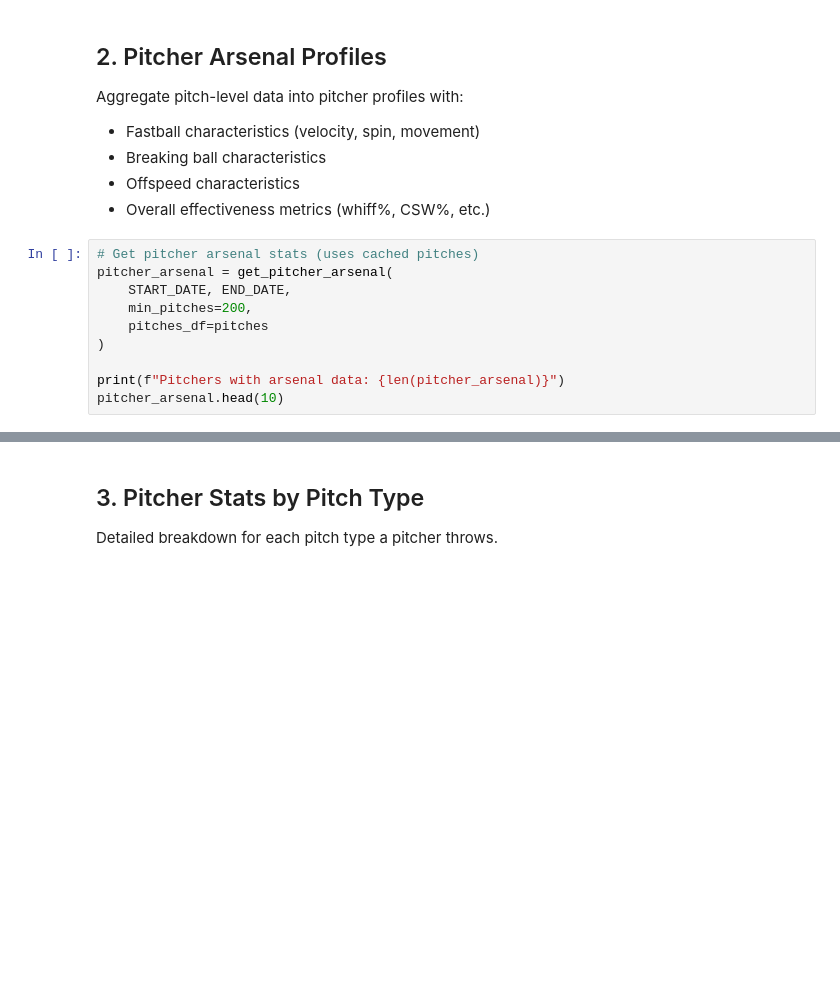
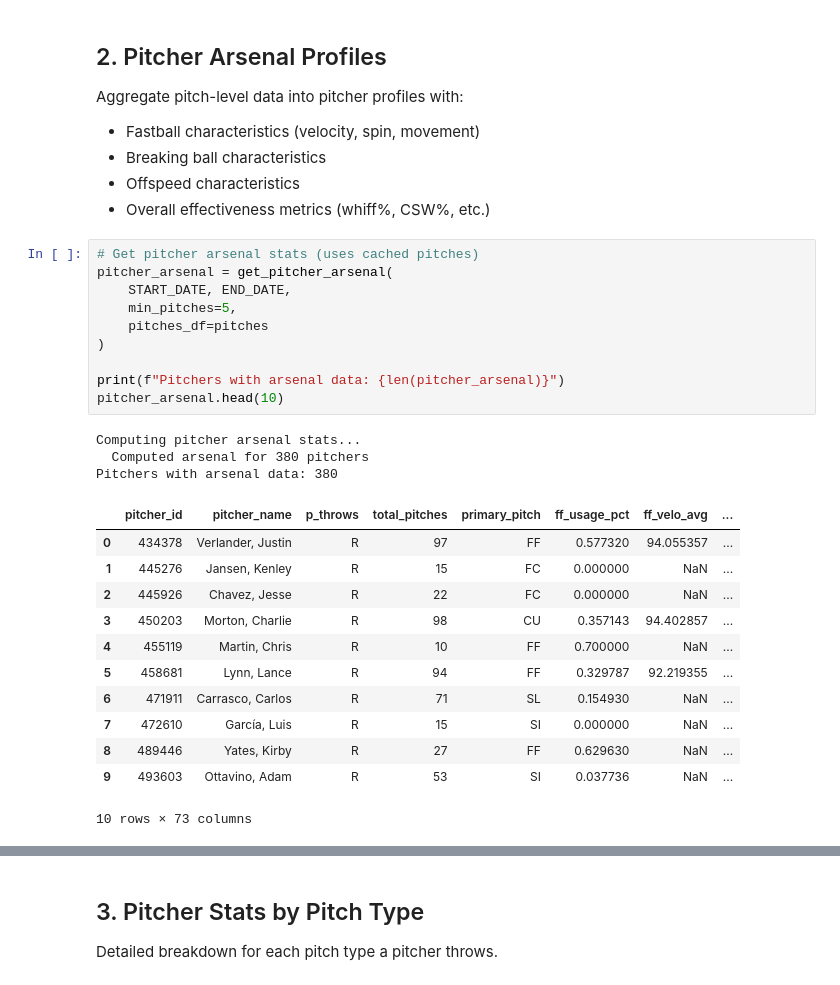
Before and after one commit to mcgillies/PitcherGamePreds, a Jupyter notebook: notebooks/02_advanced_pitch_stats.ipynb, the cells around one changed output, grey strips where cells are left out. Drawn from its saved outputs; the diff is of its cells as text; blank space fills up the shorter version.

```diff
--- a/notebooks/02_advanced_pitch_stats.ipynb
+++ b/notebooks/02_advanced_pitch_stats.ipynb
@@ -81,13 +145,29 @@ Aggregate pitch-level data into pitcher profiles with:
 # %%
 # Get pitcher arsenal stats (uses cached pitches)
 pitcher_arsenal = get_pitcher_arsenal(
     START_DATE, END_DATE,
-    min_pitches=200,
+    min_pitches=5,
     pitches_df=pitches
 )
 
 print(f"Pitchers with arsenal data: {len(pitcher_arsenal)}")
 pitcher_arsenal.head(10)
+# %% [output]
+Computing pitcher arsenal stats...
+  Computed arsenal for 380 pitchers
+Pitchers with arsenal data: 380
+|  | pitcher_id | pitcher_name | p_throws | total_pitches | primary_pitch | ff_usage_pct | ff_velo_avg | ... |
+| 0 | 434378 | Verlander, Justin | R | 97 | FF | 0.577320 | 94.055357 | ... |
+| 1 | 445276 | Jansen, Kenley | R | 15 | FC | 0.000000 | NaN | ... |
+| 2 | 445926 | Chavez, Jesse | R | 22 | FC | 0.000000 | NaN | ... |
+| 3 | 450203 | Morton, Charlie | R | 98 | CU | 0.357143 | 94.402857 | ... |
+| 4 | 455119 | Martin, Chris | R | 10 | FF | 0.700000 | NaN | ... |
+| 5 | 458681 | Lynn, Lance | R | 94 | FF | 0.329787 | 92.219355 | ... |
+| 6 | 471911 | Carrasco, Carlos | R | 71 | SL | 0.154930 | NaN | ... |
+| 7 | 472610 | García, Luis | R | 15 | SI | 0.000000 | NaN | ... |
+| 8 | 489446 | Yates, Kirby | R | 27 | FF | 0.629630 | NaN | ... |
+| 9 | 493603 | Ottavino, Adam | R | 53 | SI | 0.037736 | NaN | ... |
+10 rows × 73 columns
 # %%
 # All available arsenal columns
 print("Pitcher arsenal columns:")
```
Also changed, not shown: parts of 22 cells of this notebook.
